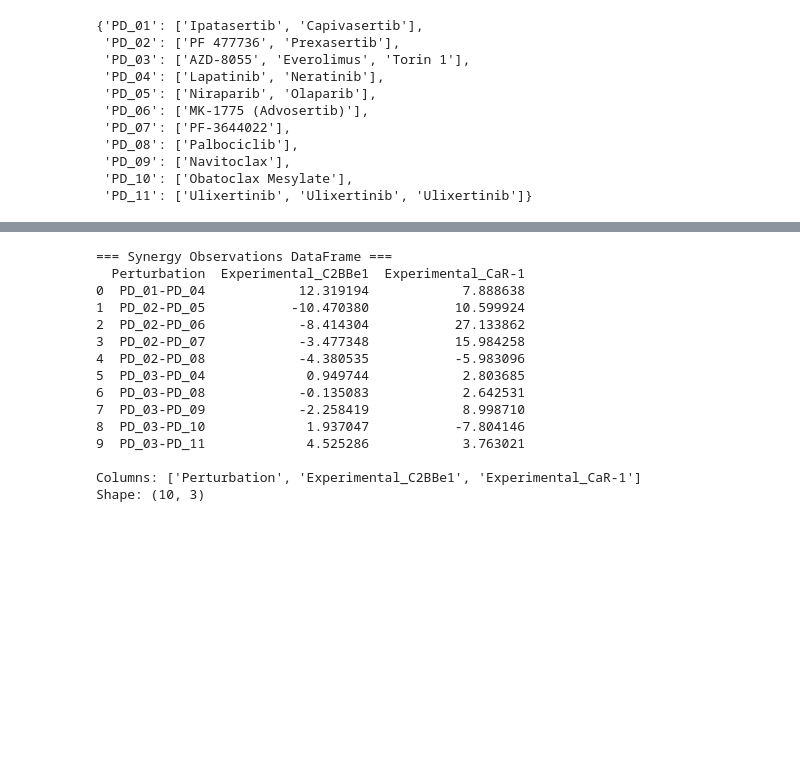
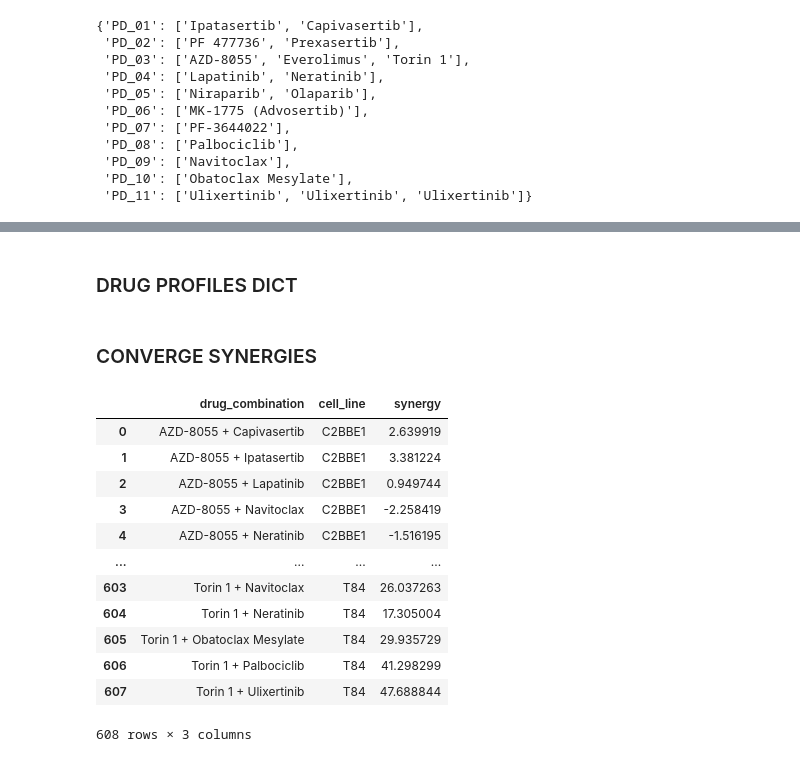
Before and after one commit to ViviamSB/SYNCO, a Jupyter notebook: notebook_tests.ipynb, the cells around one changed output, grey strips where cells are left out. Saved outputs shown, nothing was run; the diff lists cells and outputs as text; code cells hidden in the pictures; blank space fills up the shorter version.

```diff
--- a/notebook_tests.ipynb
+++ b/notebook_tests.ipynb
@@ -233,28 +233,18 @@ synergy_results
 | 8 | PD_03-PD_09 | -0.118963 | -0.051361 | PD_03 | PD_09 | AZD-8055, Everolimus, Torin 1 | Navitoclax | ['mTOR_c2', 'mTOR_c1'] | ... |
 | 9 | PD_03-PD_10 | -0.150338 | -0.101476 | PD_03 | PD_10 | AZD-8055, Everolimus, Torin 1 | Obatoclax Mesylate | ['mTOR_c2', 'mTOR_c1'] | ... |
 | 10 | PD_03-PD_11 | -0.223805 | -0.178289 | PD_03 | PD_11 | AZD-8055, Everolimus, Torin 1 | Ulixertinib, Ulixertinib, Ulixert... | ['mTOR_c2', 'mTOR_c1'] | ... |
-# %%
-# Debug: Check the synergy_observations_df structure
-from features.synergy_predictions import _merge_synergies
-
-synergy_predictions_df, synergy_observations_df = _merge_synergies(run_results_DL_dict)
-print("=== Synergy Observations DataFrame ===")
-print(synergy_observations_df)
-print("\nColumns:", synergy_observations_df.columns.tolist())
-print("Shape:", synergy_observations_df.shape)
-# %% [output]
-=== Synergy Observations DataFrame ===
-  Perturbation  Experimental_C2BBe1  Experimental_CaR-1
-0  PD_01-PD_04            12.319194            7.888638
-1  PD_02-PD_05           -10.470380           10.599924
-2  PD_02-PD_06            -8.414304           27.133862
-3  PD_02-PD_07            -3.477348           15.984258
-4  PD_02-PD_08            -4.380535           -5.983096
-5  PD_03-PD_04             0.949744            2.803685
-6  PD_03-PD_08            -0.135083            2.642531
-7  PD_03-PD_09            -2.258419            8.998710
-8  PD_03-PD_10             1.937047           -7.804146
-9  PD_03-PD_11             4.525286            3.763021
-
-Columns: ['Perturbation', 'Experimental_C2BBe1', 'Experimental_CaR-1']
-Shape: (10, 3)
+# %% [markdown]
+### DRUG PROFILES DICT
+# %%
+importlib.reload(utils)
+mapping = utils.load_dataframe(folder="tests\\data", pattern="inhibitor_profiles.csv")
+PD_inhibitors_dict = utils.make_dictionary(mapping, 'PD_profile', 'inhibitor_group')
+Drugnames_PD_dict = utils.make_dictionary(mapping, 'drug_name', 'PD_profile', long='keys')
+PD_drugnames_dict = utils.make_dictionary(mapping, 'PD_profile', 'drug_name')
+inhibitorgroups_dict = utils.make_dictionary(mapping, 'inhibitor_group', 'drug_name',)
+Drugnames_inhibitor_dict = utils.make_dictionary(mapping, 'drug_name', 'inhibitor_group', long='keys')
+
+mapping2 = utils.load_dataframe(folder="tests\\data", pattern="drug_profiles.csv")
+PD_targets_dict = utils.make_dictionary(mapping2, 'PD_profile', 'node_targets')
+# %% [markdown]
+### CONVERGE SYNERGIES
@@ -260,0 +271,17 @@ Shape: (10, 3)
+# %%
+full_df, drug_names_synergies_df, inhibitor_group_synergies_df = converge_experimental
+drug_names_synergies_df
+# %% [output]
+|  | drug_combination | cell_line | synergy |
+| 0 | AZD-8055 + Capivasertib | C2BBE1 | 2.639919 |
+| 1 | AZD-8055 + Ipatasertib | C2BBE1 | 3.381224 |
+| 2 | AZD-8055 + Lapatinib | C2BBE1 | 0.949744 |
+| 3 | AZD-8055 + Navitoclax | C2BBE1 | -2.258419 |
+| 4 | AZD-8055 + Neratinib | C2BBE1 | -1.516195 |
+| ... | ... | ... | ... |
+| 603 | Torin 1 + Navitoclax | T84 | 26.037263 |
+| 604 | Torin 1 + Neratinib | T84 | 17.305004 |
+| 605 | Torin 1 + Obatoclax Mesylate | T84 | 29.935729 |
+| 606 | Torin 1 + Palbociclib | T84 | 41.298299 |
+| 607 | Torin 1 + Ulixertinib | T84 | 47.688844 |
+608 rows × 3 columns
```
Also changed, not shown: parts of 4 cells of this notebook, 6 other files.
